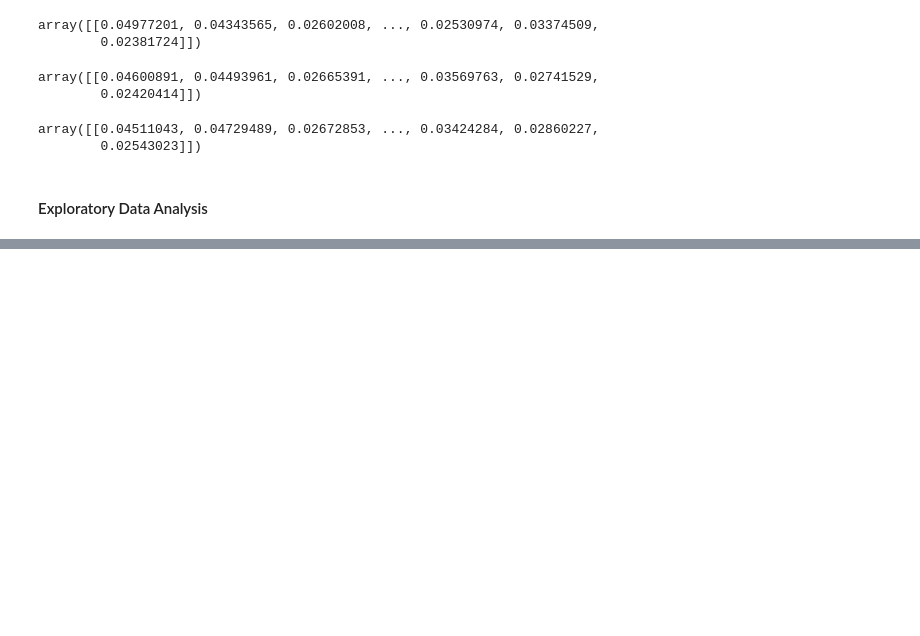
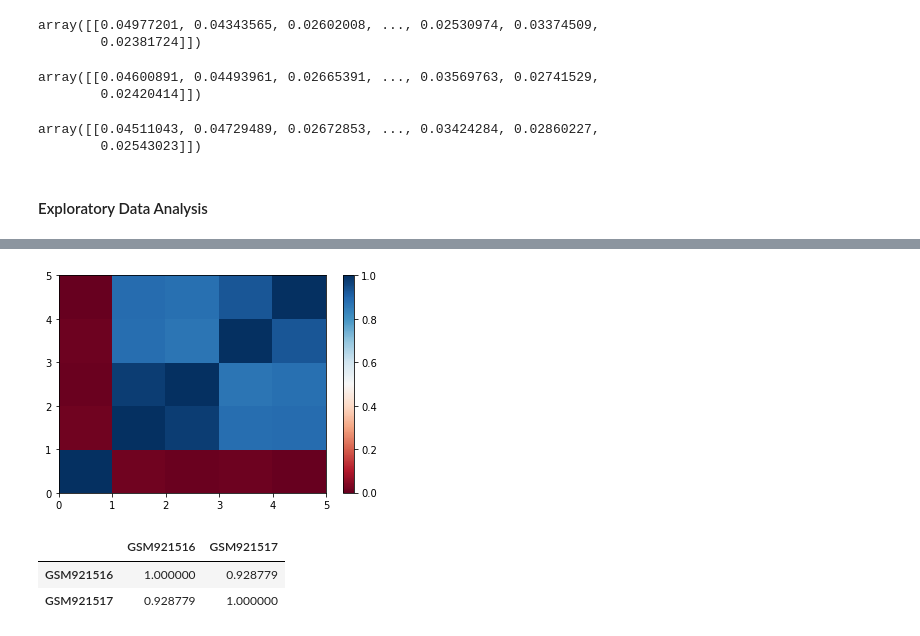
Before and after one commit to elyianaa/Bone-Cancer-Python, a Jupyter notebook: bone_cancer.ipynb, the cells around one changed output, grey strips where cells are left out. Drawn from its saved outputs; the diff is of its cells as text; code cells hidden in the pictures; blank space fills up the shorter version.

```diff
--- a/bone_cancer.ipynb
+++ b/bone_cancer.ipynb
@@ -113,0 +119,2 @@ array([[0.04511043, 0.04729489, 0.02672853, ..., 0.03424284, 0.02860227,
+# %%
+eda = pd.read_excel('BoneCancerStandardize.xlsx')
@@ -113,0 +190,12 @@ array([[0.04511043, 0.04729489, 0.02672853, ..., 0.03424284, 0.02860227,
+# %%
+plt.pcolor(eda.corr(), cmap = 'RdBu')
+plt.colorbar()
+plt.show()
+# %% [output]
+[figure, added]
+# %%
+eda[['GSM921516', 'GSM921517']].corr()
+# %% [output]
+|  | GSM921516 | GSM921517 |
+| GSM921516 | 1.000000 | 0.928779 |
+| GSM921517 | 0.928779 | 1.000000 |
```
Also changed, not shown: parts of 12 cells of this notebook.
